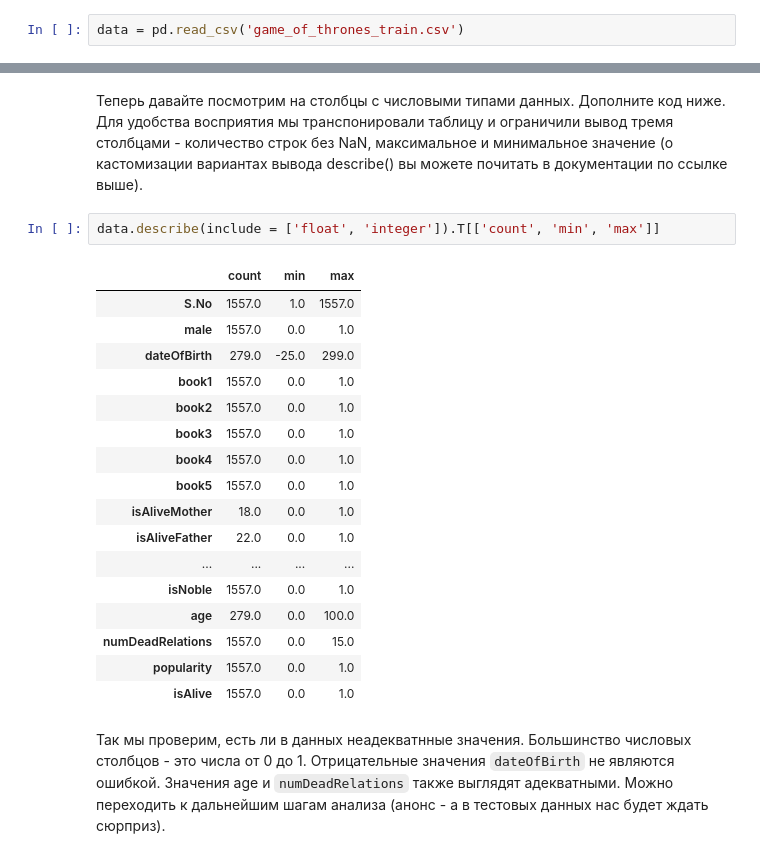
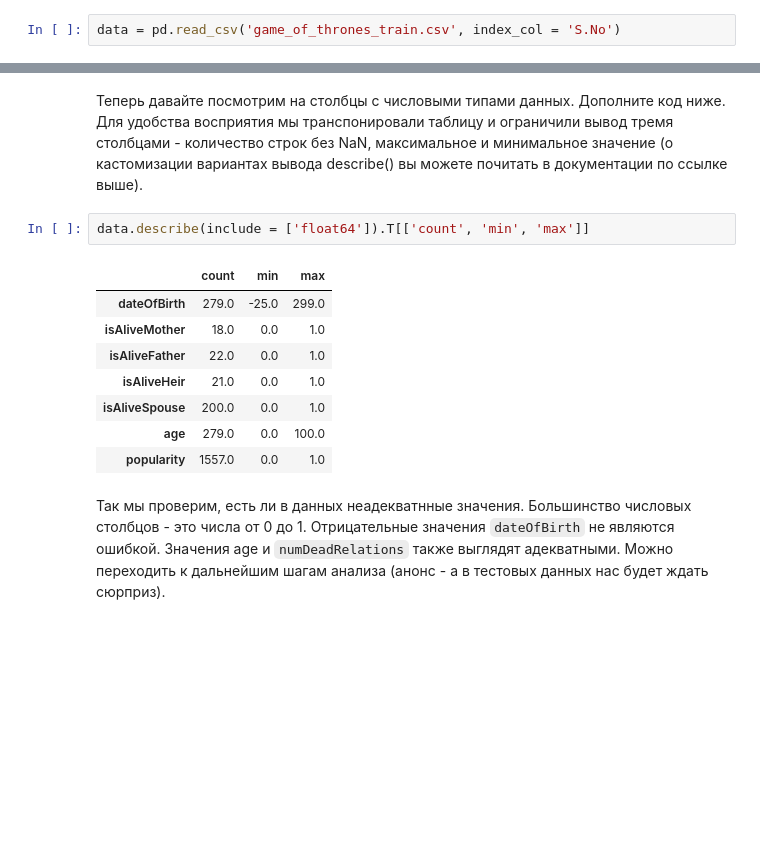
Before and after one commit to Urmatbekow/30github, a Jupyter notebook: week_01_ml_intro/Homework/hw_1_game_of_thrones.ipynb, the cells around one changed output, grey strips where cells are left out. Saved outputs shown, nothing was run; the diff lists cells and outputs as text; blank space fills up the shorter version.

```diff
--- a/week_01_ml_intro/Homework/hw_1_game_of_thrones.ipynb
+++ b/week_01_ml_intro/Homework/hw_1_game_of_thrones.ipynb
@@ -107,6 +106,6 @@ import numpy as np
 # %% [markdown]
 **Задание 1.2.** Загрузите датасет в Pandas DataFrame при помощи функции `read_csv`. Вместо дефолтных наименований строк `0,1,...`, при помощи параметра `index_col`, сделайте значения колонки `S.No` наименованиями строк:
 # %%
-data = pd.read_csv('game_of_thrones_train.csv')
+data = pd.read_csv('game_of_thrones_train.csv', index_col = 'S.No')
 # %% [markdown]
 Посмотрите, какие типы данных представлены в нашем датасете
@@ -279,25 +130,16 @@ memory usage: 316.4+ KB
 # %% [markdown]
 Теперь давайте посмотрим на столбцы с числовыми типами данных. Дополните код ниже. Для удобства восприятия мы транспонировали таблицу и ограничили вывод тремя столбцами - количество строк без NaN, максимальное и минимальное значение (о кастомизации вариантах вывода describe() вы можете почитать в документации по ссылке выше).
 # %%
-data.describe(include = ['float', 'integer']).T[['count', 'min', 'max']]
+data.describe(include = ['float64']).T[['count', 'min', 'max']]
 # %% [output]
 |  | count | min | max |
-| S.No | 1557.0 | 1.0 | 1557.0 |
-| male | 1557.0 | 0.0 | 1.0 |
 | dateOfBirth | 279.0 | -25.0 | 299.0 |
-| book1 | 1557.0 | 0.0 | 1.0 |
-| book2 | 1557.0 | 0.0 | 1.0 |
-| book3 | 1557.0 | 0.0 | 1.0 |
-| book4 | 1557.0 | 0.0 | 1.0 |
-| book5 | 1557.0 | 0.0 | 1.0 |
 | isAliveMother | 18.0 | 0.0 | 1.0 |
 | isAliveFather | 22.0 | 0.0 | 1.0 |
-| ... | ... | ... | ... |
-| isNoble | 1557.0 | 0.0 | 1.0 |
+| isAliveHeir | 21.0 | 0.0 | 1.0 |
+| isAliveSpouse | 200.0 | 0.0 | 1.0 |
 | age | 279.0 | 0.0 | 100.0 |
-| numDeadRelations | 1557.0 | 0.0 | 15.0 |
 | popularity | 1557.0 | 0.0 | 1.0 |
-| isAlive | 1557.0 | 0.0 | 1.0 |
 # %% [markdown]
 Так мы проверим, есть ли в данных неадекватнные значения.   Большинство числовых столбцов - это числа от 0 до 1. Отрицательные значения `dateOfBirth` не являются ошибкой. Значения age и `numDeadRelations` также выглядят адекватными. Можно переходить к дальнейшим шагам анализа (анонс - а в тестовых данных нас будет ждать сюрприз).
 # %% [markdown]
```
Also changed, not shown: parts of 61 cells of this notebook.
